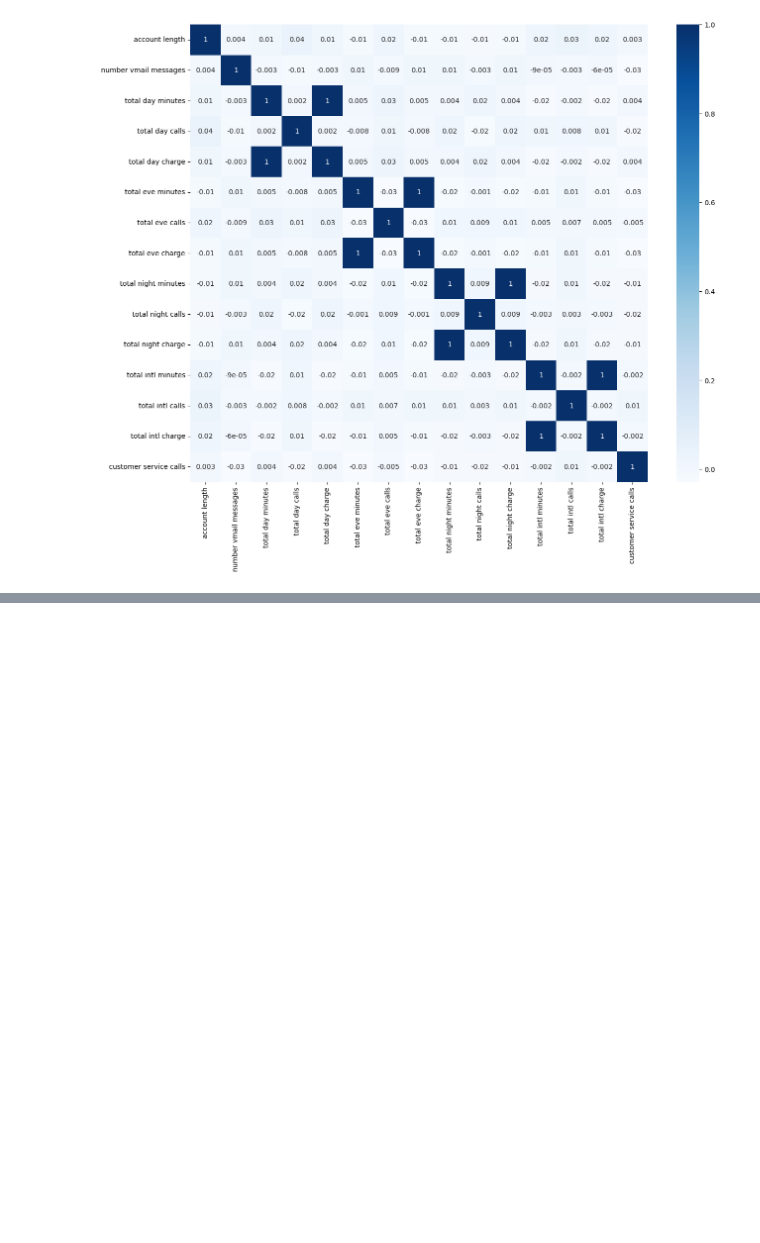
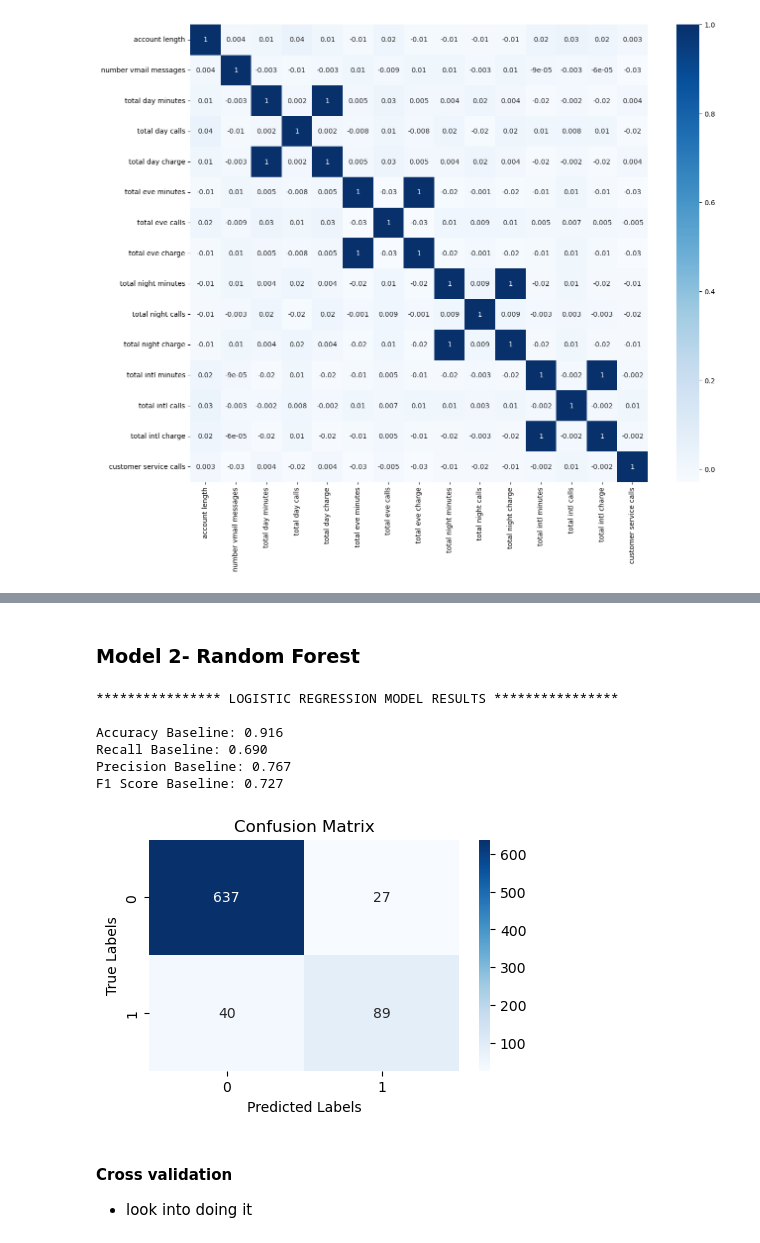
Before and after one commit to billymwangi/telcom-churn-project, a Jupyter notebook: index.ipynb, the cells around one changed output, grey strips where cells are left out. Saved outputs shown, nothing was run; the diff lists cells and outputs as text; code cells hidden in the pictures; blank space fills up the shorter version.

```diff
--- a/index.ipynb
+++ b/index.ipynb
@@ -335,0 +539,39 @@ corr_matrix
+# %% [markdown]
+### Model 2- Random Forest
+# %%
+rf = RandomForestClassifier()
+rf.fit(X_train_resampled,y_train_resampled)
+y_pred_rf = rf.predict(X_test)
+# %%
+rf_accuracy = accuracy_score(y_test, y_pred_rf)
+rf_recall = recall_score(y_test, y_pred_rf)
+rf_precision = precision_score(y_test, y_pred_rf)
+rf_f1 = f1_score(y_test, y_pred_rf)
+
+print("**************** LOGISTIC REGRESSION MODEL RESULTS **************** ")
+print(f"""
+Accuracy Baseline: {rf_accuracy:1.3f}
+Recall Baseline: {rf_recall:1.3f}
+Precision Baseline: {rf_precision:1.3f}
+F1 Score Baseline: {rf_f1:1.3f}
+""")
+# %% [output]
+**************** LOGISTIC REGRESSION MODEL RESULTS ****************
+
+Accuracy Baseline: 0.916
+Recall Baseline: 0.690
+Precision Baseline: 0.767
+F1 Score Baseline: 0.727
+# %%
+cm_rf = confusion_matrix(y_test, y_pred_rf)
+f, ax= plt.subplots(1,1,figsize=(5,3))
+sns.heatmap(cm_rf, annot=True, cmap='Blues', fmt='g', ax=ax)
+ax.set_xlabel('Predicted Labels'); ax.set_ylabel('True Labels') ; ax.set_title('Confusion Matrix')
+ax.xaxis.set_ticklabels(['0', '1']) ; ax.yaxis.set_ticklabels(['0', '1'])
+plt.show()
+# %% [output]
+[figure, added]
+# %% [markdown]
+#### Cross validation
+
+- look into doing it
```
Also changed, not shown: parts of 32 cells of this notebook.
